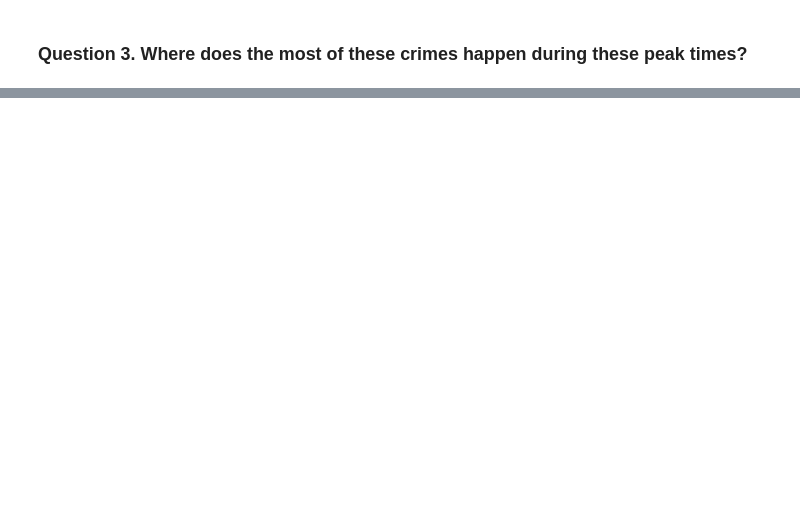
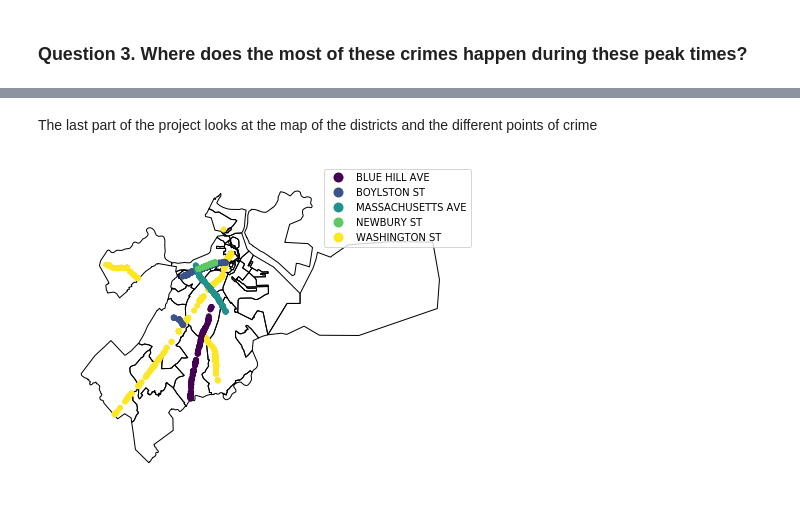
Before and after one commit to annazhaynes/uri_csc593, a Jupyter notebook: homework/Final Project.ipynb, the cells around one changed output, grey strips where cells are left out. Saved outputs shown, nothing was run; the diff lists cells and outputs as text; code cells hidden in the pictures; blank space fills up the shorter version.

Commit message:
Final project Complete

```diff
--- a/homework/Final Project.ipynb
+++ b/homework/Final Project.ipynb
@@ -236,0 +291,37 @@ plt.show()
+# %% [markdown]
+The last part of the project looks at the map of the districts and the different points of crime
+# %%
+import geopandas as gpd
+import geoplot as gplt
+import geoplot.crs as gcrs
+import descartes
+from shapely.geometry import Point, Polygon
+
+%matplotlib inline
+
+#import map of boston from shape file
+boston_map = gpd.read_file('../dataset/Zoning_Districts/Zoning_Districts.shp')
+
+#specify coordinate referece system as lat/long points
+crs = {'init': 'epsg:4326'}
+
+#create points using longitude and latitude
+geometry = [Point(xy) for xy in zip(bostoncrimeStreets['Long'], bostoncrimeStreets['Lat'])]
+
+#make a geometry column to use for plotting
+geo_bostoncrime = gpd.GeoDataFrame(bostoncrimeStreets, crs=crs, geometry=geometry)
+
+#No longer need lat/long colums
+geo_bostoncrime = geo_bostoncrime.drop(["Long","Lat"], axis=1)
+
+geo_bostoncrime.head()
+
+#plot the map color coded by district number
+ax = gplt.polyplot(
+    boston_map, projection=gcrs.AlbersEqualArea())
+
+colormap_bydistrict = gplt.pointplot(
+    geo_bostoncrime[geo_bostoncrime['DISTRICT'].notnull()],
+    hue='STREET', ax=ax, legend=True)
+# %% [output]
+[figure, added]
```
Also changed, not shown: parts of 13 cells of this notebook.
